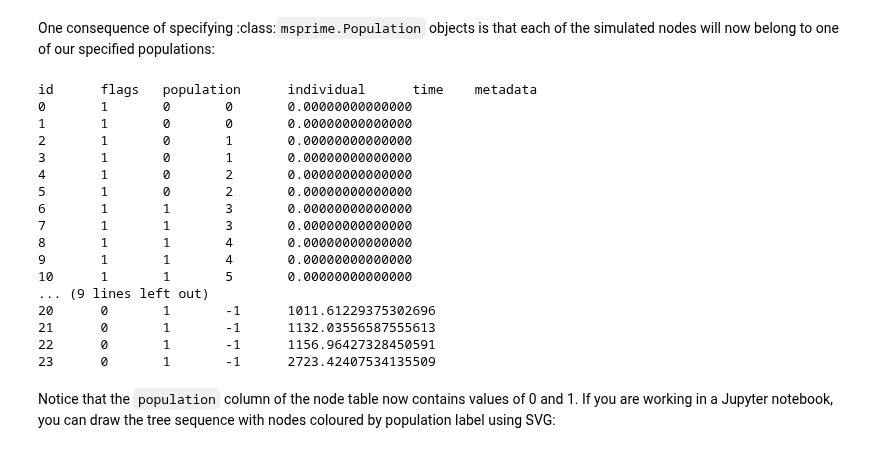
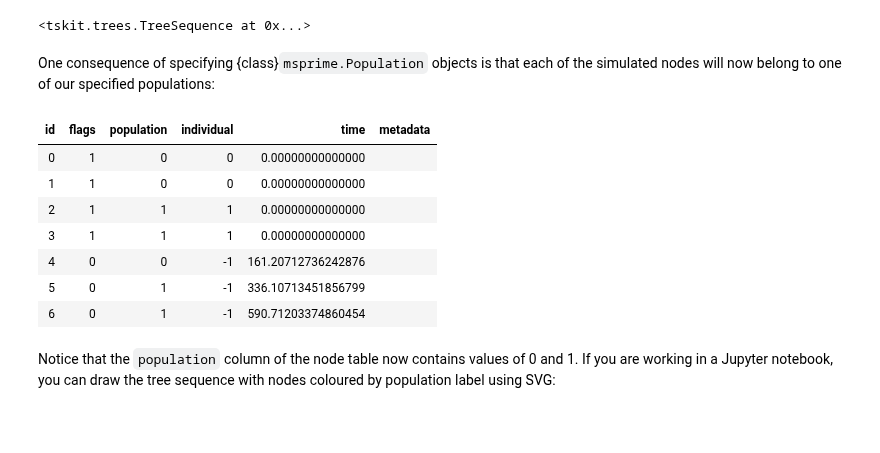
Before and after one commit to tskit-dev/tutorials, a Jupyter notebook: _sources/demography.ipynb, the cells around one changed output. Cells and saved outputs as stored; diff of their text form; code cells hidden in the pictures; blank space fills up the shorter version.

```diff
--- a/_sources/demography.ipynb
+++ b/_sources/demography.ipynb
@@ -80,27 +101,37 @@ ts = msprime.sim_ancestry(samples=[samples0, samples1], demography=dem, sequence
+# %%
+dem = msprime.Demography()
+dem.add_population(name="A", description="Plotted in red.", initial_size=500)
+dem.add_population(name="B", description="Plotted in blue.",initial_size=500)
+
+# Set migration rates.
+dem.set_migration_rate(source=0, dest=1, rate=0.05)
+dem.set_migration_rate(source=1, dest=0, rate=0.02)
+
+# Simulate.
+ts = msprime.sim_ancestry(
+  samples={"A" : 1, "B" : 1},
+  demography=dem,
+  sequence_length=1000,
+  random_seed=141,
+  recombination_rate=1e-7)
+ts
+# %% [output]
+<tskit.trees.TreeSequence at 0x...>
 # %% [markdown]
-One consequence of specifying :class:`msprime.Population` objects
+One consequence of specifying {class}`msprime.Population` objects
 is that each of the simulated nodes will now belong to one of our specified
 populations:
 # %%
-print(ts.tables.nodes)
+ts.tables.nodes
 # %% [output]
-id      flags   population      individual      time    metadata
-0       1       0       0       0.00000000000000
-1       1       0       0       0.00000000000000
-2       1       0       1       0.00000000000000
-3       1       0       1       0.00000000000000
-4       1       0       2       0.00000000000000
-5       1       0       2       0.00000000000000
-6       1       1       3       0.00000000000000
-7       1       1       3       0.00000000000000
-8       1       1       4       0.00000000000000
-9       1       1       4       0.00000000000000
-10      1       1       5       0.00000000000000
-... (9 lines left out)
-20      0       1       -1      1011.61229375302696
-21      0       1       -1      1132.03556587555613
-22      0       1       -1      1156.96427328450591
-23      0       1       -1      2723.42407534135509
+| id | flags | population | individual | time | metadata |
+| 0 | 1 | 0 | 0 | 0.00000000000000 |  |
+| 1 | 1 | 0 | 0 | 0.00000000000000 |  |
+| 2 | 1 | 1 | 1 | 0.00000000000000 |  |
+| 3 | 1 | 1 | 1 | 0.00000000000000 |  |
+| 4 | 0 | 0 | -1 | 161.20712736242876 |  |
+| 5 | 0 | 1 | -1 | 336.10713451856799 |  |
+| 6 | 0 | 1 | -1 | 590.71203374860454 |  |
 # %% [markdown]
 Notice that the ``population`` column of the node table now contains values of 0 and 1.
 If you are working in a Jupyter notebook, you can draw the tree sequence
```
Also changed, not shown: parts of 61 cells of this notebook, 52 other files.
